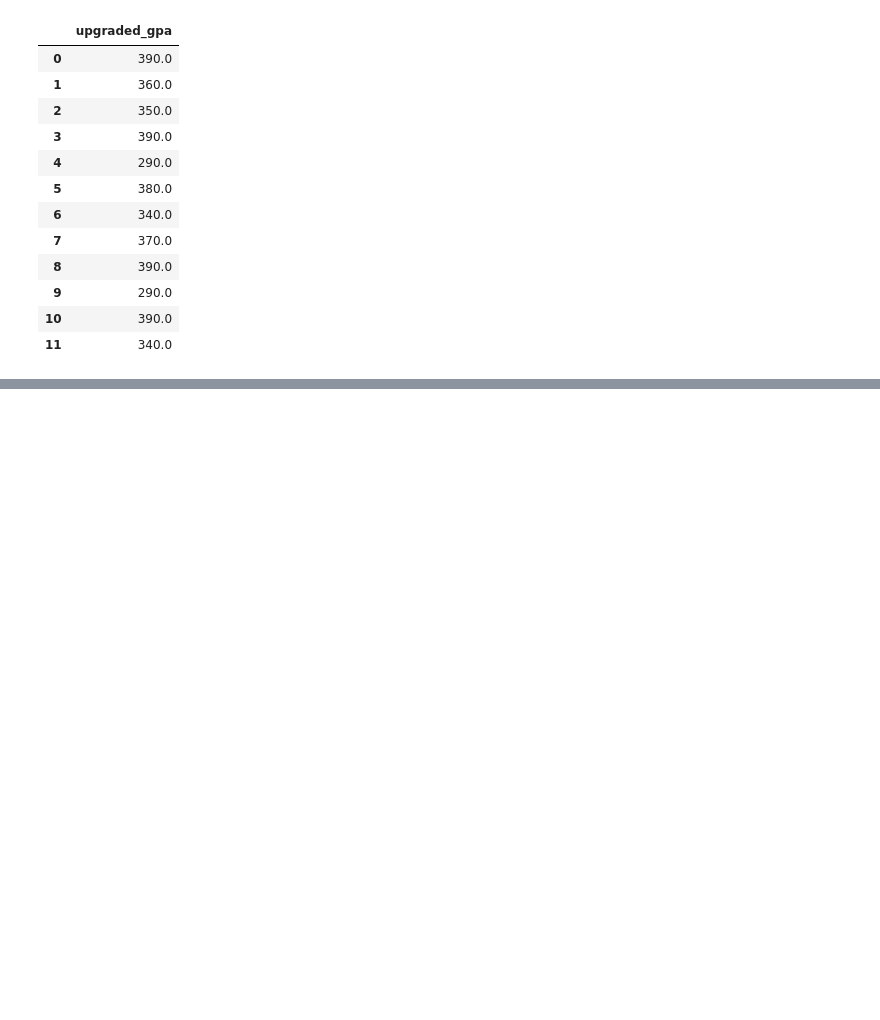
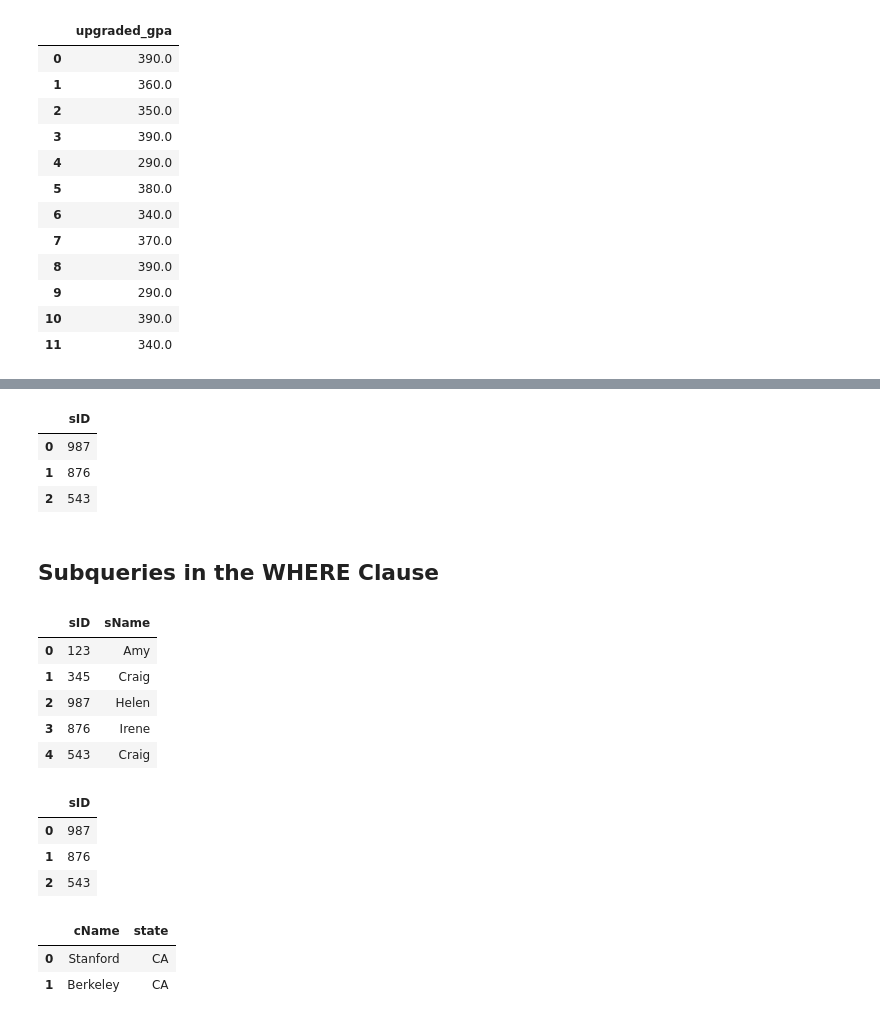
Before and after one commit to OniSlayer/standford_sql_notes, a Jupyter notebook: stanford_sql_notes.ipynb, the cells around one changed output, grey strips where cells are left out. Drawn from its saved outputs; the diff is of its cells as text; code cells hidden in the pictures; blank space fills up the shorter version.

```diff
--- a/stanford_sql_notes.ipynb
+++ b/stanford_sql_notes.ipynb
@@ -263,0 +379,68 @@ run_query('''
+# %%
+# Again, the except operator don't add any expressive power to SQL
+# The same query can be written using an inner join and which statements
+
+run_query('''
+    select distinct sID
+    from Apply
+    where Apply.major = 'CS' and sID not in
+        (select distinct A1.sID
+            from Apply as A1, Apply as A2
+            where A1.sID = A2.sID and A1.major = 'CS' and A2.major = 'EE')
+''')
+# %% [output]
+|  | sID |
+| 0 | 987 |
+| 1 | 876 |
+| 2 | 543 |
+# %% [markdown]
+## Subqueries in the WHERE Clause
+# %%
+# Subqueries can be used in conjunction with the "in" operator to check if which values are in another computed
+# relation
+
+run_query('''
+    select sID, sName
+    from Student
+    where sID in (select sID from Apply where major = 'CS');
+''')
+# %% [output]
+|  | sID | sName |
+| 0 | 123 | Amy |
+| 1 | 345 | Craig |
+| 2 | 987 | Helen |
+| 3 | 876 | Irene |
+| 4 | 543 | Craig |
+# %%
+# You can also write a query using "in" and "not in" operators to emmulate the way the except operator works
+
+run_query('''
+select distinct sID
+from Apply
+where sID in (select sID from Apply where major = 'CS')
+    and sID not in (select sID from Apply where major = 'EE')
+''')
+# %% [output]
+|  | sID |
+| 0 | 987 |
+| 1 | 876 |
+| 2 | 543 |
+# %%
+# The "exists" operator is used to check if a subquery is empty or not
+# Here, there is also a "correlated reference". This means that the inner query is accesing a value
+# from the outter query
+
+run_query('''
+    select cName, state
+    from College C1
+    where exists (select * from College C2
+                    where C2.state = C1.state and C2.cName != C1.cName);
+''')
+
+# This query is computing the subquery for each of the rows in the outer query, this is, for each college name
+# SQL computes the relation of the colleges in the same state and with a different name. If there is at least one
+# row in this relation, the statement will be evaluated as True
+# %% [output]
+|  | cName | state |
+| 0 | Stanford | CA |
+| 1 | Berkeley | CA |
```
Also changed, not shown: parts of 13 cells of this notebook, 1 other file.
